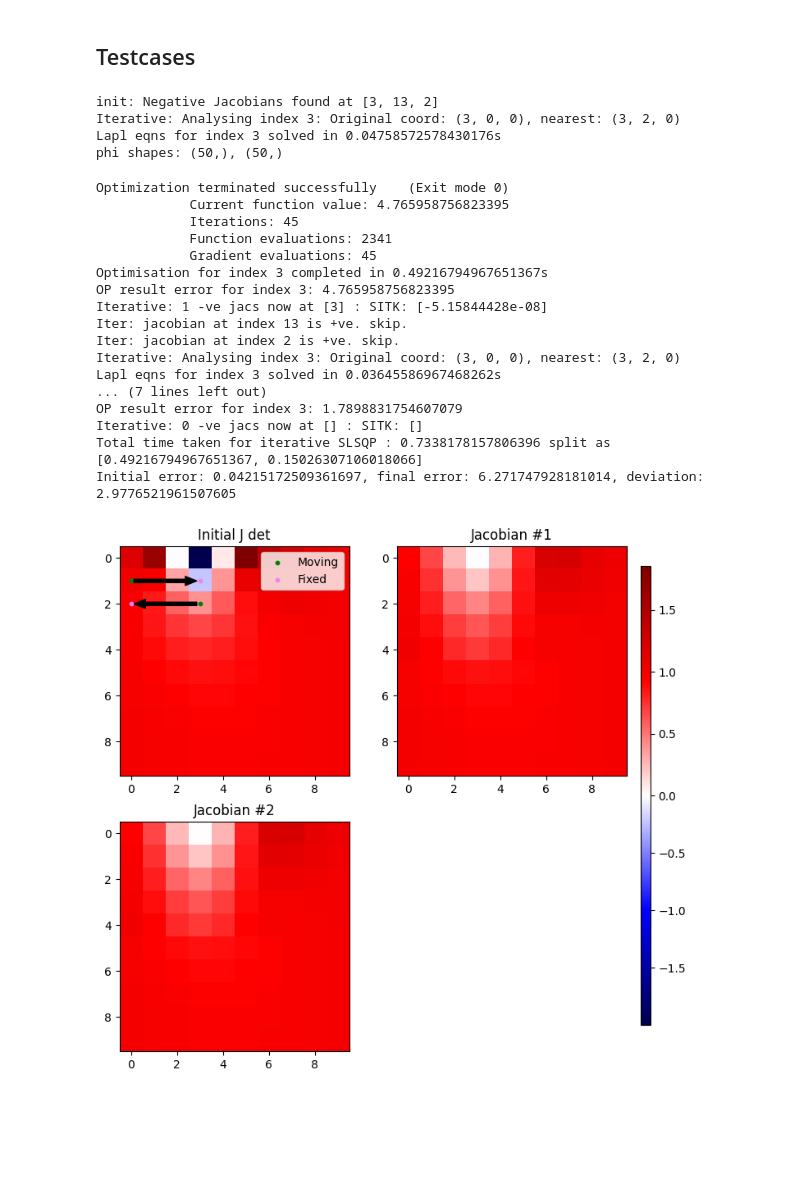
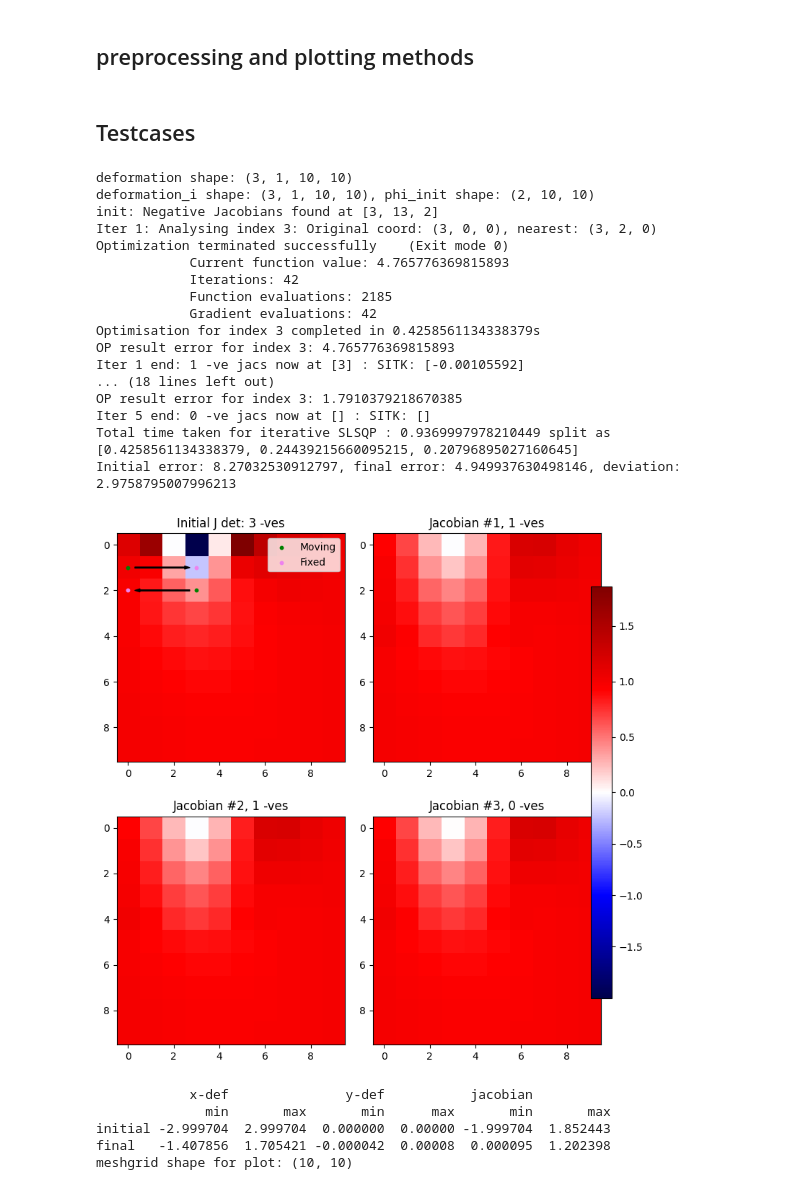
Before and after one commit to andythai/deformation-field-processing, a Jupyter notebook: slsqp.ipynb, the cells around one changed output. Drawn from its saved outputs; the diff is of its cells as text; code cells hidden in the pictures; blank space fills up the shorter version.

```diff
--- a/slsqp.ipynb
+++ b/slsqp.ipynb
@@ -261,3 +248,5 @@ def iterative_with_jacobians(phi_xy, A_, b_, fixed_sample, methodName='SLSQP'):
 
 
     return phi, jacobians
+# %% [markdown]
+## preprocessing and plotting methods
@@ -329,47 +376,48 @@ def plot_jacobians_iteratively(fixed_sample, msample, fsample, methodName='SLSQP
 # %%
 msample = np.array([
     [0, 1, 0],
     [0, 2, 3],
 ])
 fsample = np.array([
     [0, 1, 3],
     [0, 2, 0],
 ])
 
 fixed_sample = np.zeros((1, 10, 10)) # depth, rows, cols
 
-plot_jacobians_iteratively(fixed_sample, msample, fsample)
+run_lapl_and_correction(fixed_sample, msample, fsample)
 
 # takes 15 mins and does not conclude on full 20x40 constraints
 # 1.5mins on 10x10 constraints
 # reduce constraints
 # (10,5) - 50 vs 5 - 3.9s vs 0.15s
 # (5,5) - 25 vs 5 - 0.35s vs 0.0645s
 # (10, 10) - 100 vs 5 - 50s vs 0.46s
 # (20, 20) - 400 vs 5 - waited for full one to run for 20min vs 1.5min
 
 # 20x40 with 5 random constraints - 10.5 mins
 # 20x40 run over the full thing - 174 min does not finish
 # %% [output]
+deformation shape: (3, 1, 10, 10)
+deformation_i shape: (3, 1, 10, 10), phi_init shape: (2, 10, 10)
 init: Negative Jacobians found at [3, 13, 2]
-Iterative: Analysing index 3: Original coord: (3, 0, 0), nearest: (3, 2, 0)
-Lapl eqns for index 3 solved in 0.04758572578430176s
-phi shapes: (50,), (50,)
+Iter 1: Analysing index 3: Original coord: (3, 0, 0), nearest: (3, 2, 0)
+Optimization terminated successfully    (Exit mode 0)
+            Current function value: 4.765776369815893
+            Iterations: 42
+            Function evaluations: 2185
+            Gradient evaluations: 42
+Optimisation for index 3 completed in 0.4258561134338379s
+OP result error for index 3: 4.765776369815893
+Iter 1 end: 1 -ve jacs now at [3] : SITK: [-0.00105592]
+... (18 lines left out)
+OP result error for index 3: 1.7910379218670385
+Iter 5 end: 0 -ve jacs now at [] : SITK: []
+Total time taken for iterative SLSQP : 0.9369997978210449 split as [0.4258561134338379, 0.24439215660095215, 0.20796895027160645]
+Initial error: 8.27032530912797, final error: 4.949937630498146, deviation: 2.9758795007996213
+[figure, new version]
-Optimization terminated successfully    (Exit mode 0)
-            Current function value: 4.765958756823395
-            Iterations: 45
-            Function evaluations: 2341
-            Gradient evaluations: 45
-Optimisation for index 3 completed in 0.49216794967651367s
-OP result error for index 3: 4.765958756823395
-Iterative: 1 -ve jacs now at [3] : SITK: [-5.15844428e-08]
-Iter: jacobian at index 13 is +ve. skip.
-Iter: jacobian at index 2 is +ve. skip.
-Iterative: Analysing index 3: Original coord: (3, 0, 0), nearest: (3, 2, 0)
-Lapl eqns for index 3 solved in 0.03645586967468262s
-... (7 lines left out)
-OP result error for index 3: 1.7898831754607079
-Iterative: 0 -ve jacs now at [] : SITK: []
-Total time taken for iterative SLSQP : 0.7338178157806396 split as [0.49216794967651367, 0.15026307106018066]
-Initial error: 0.04215172509361697, final error: 6.271747928181014, deviation: 2.9776521961507605
+            x-def               y-def           jacobian
+              min       max       min      max       min       max
+initial -2.999704  2.999704  0.000000  0.00000 -1.999704  1.852443
+final   -1.407856  1.705421 -0.000042  0.00008  0.000095  1.202398
+meshgrid shape for plot: (10, 10)
-[figure, old version]
```
Also changed, not shown: parts of 12 cells of this notebook.
